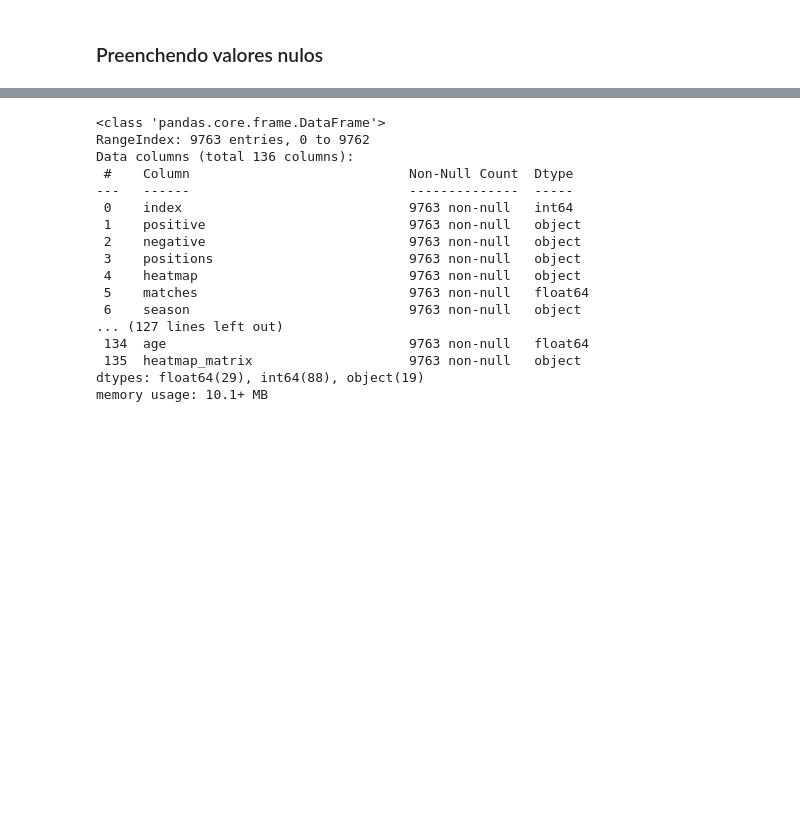
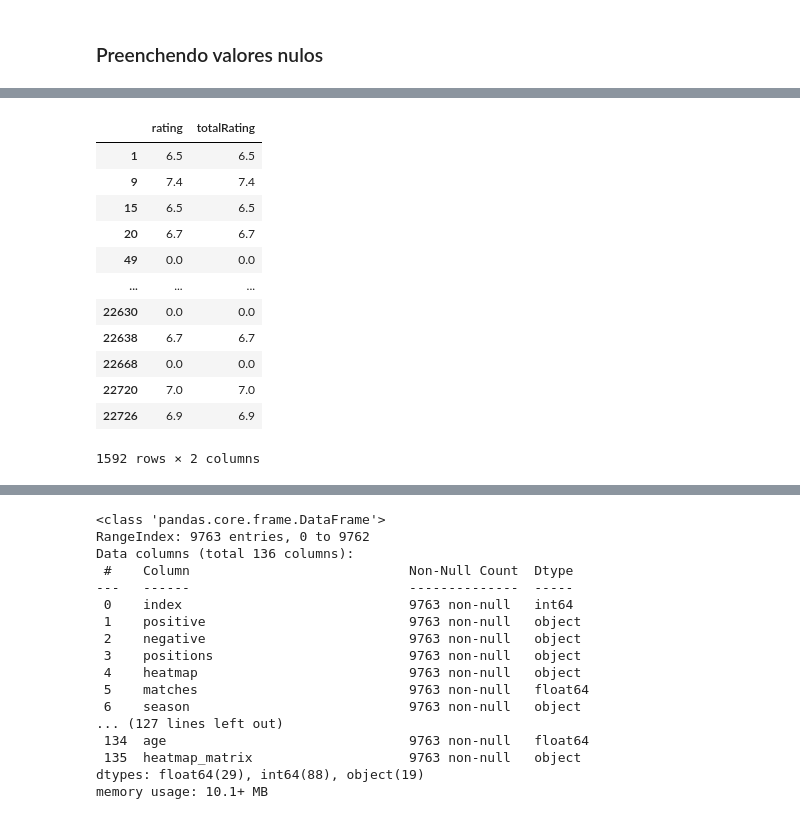
Before and after one commit to Yaak3/TCC2, a Jupyter notebook: Notebooks/analysis.ipynb, the cells around one changed output, grey strips where cells are left out. Cells and saved outputs as stored; diff of their text form; code cells hidden in the pictures; blank space fills up the shorter version.

```diff
--- a/Notebooks/analysis.ipynb
+++ b/Notebooks/analysis.ipynb
@@ -2290,0 +2258,16 @@ plt.show()
+# %%
+df[df['matches'] == 1][['rating', 'totalRating']]
+# %% [output]
+|  | rating | totalRating |
+| 1 | 6.5 | 6.5 |
+| 9 | 7.4 | 7.4 |
+| 15 | 6.5 | 6.5 |
+| 20 | 6.7 | 6.7 |
+| 49 | 0.0 | 0.0 |
+| ... | ... | ... |
+| 22630 | 0.0 | 0.0 |
+| 22638 | 6.7 | 6.7 |
+| 22668 | 0.0 | 0.0 |
+| 22720 | 7.0 | 7.0 |
+| 22726 | 6.9 | 6.9 |
+1592 rows × 2 columns
```
Also changed, not shown: parts of 19 cells of this notebook.
